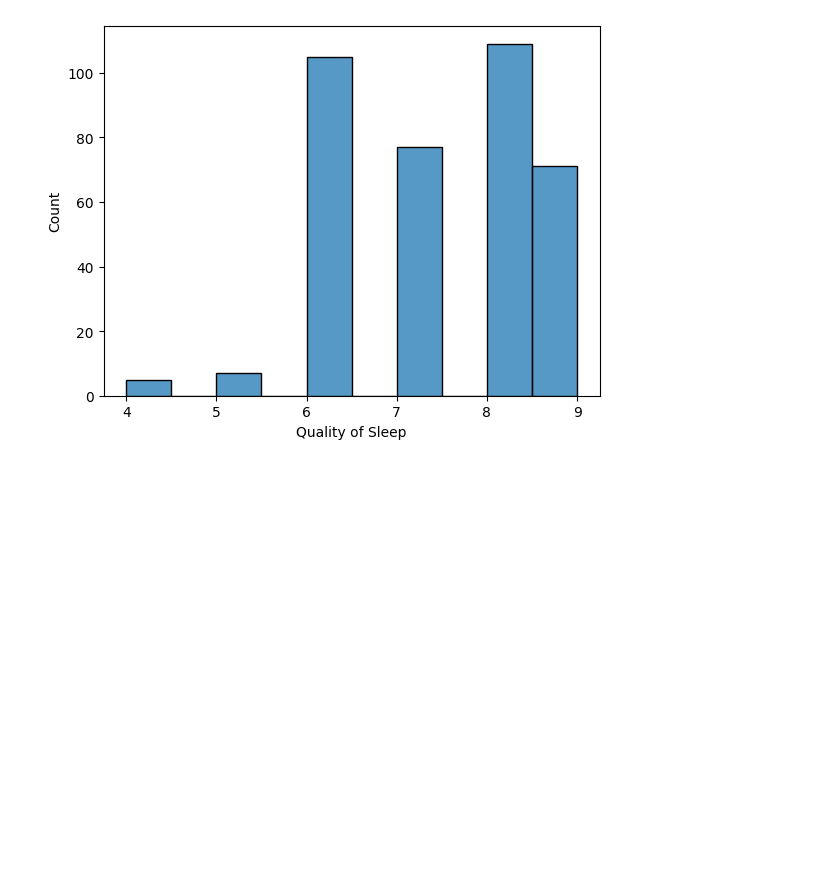
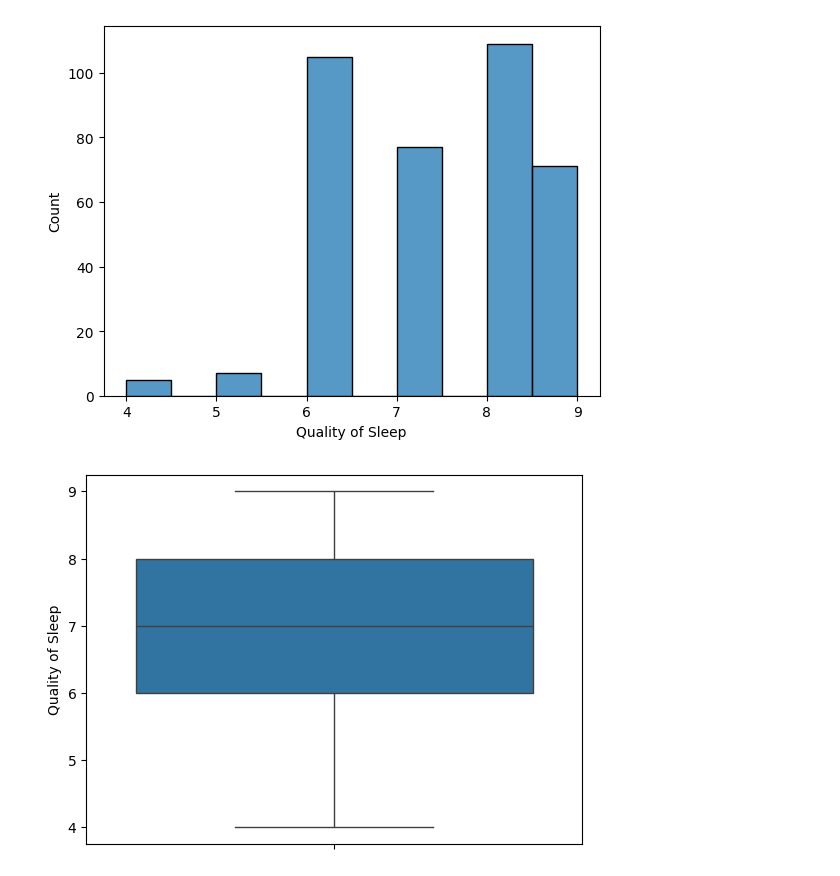
Before and after one commit to suzzzel5/Sleep-health-and-lifestyle-, a Jupyter notebook: notebooks/01_eda.ipynb, the cells around one changed output. Drawn from its saved outputs; the diff is of its cells as text; code cells hidden in the pictures; blank space fills up the shorter version.

Commit message:
sleep duration box and hisplot

```diff
--- a/notebooks/01_eda.ipynb
+++ b/notebooks/01_eda.ipynb
@@ -154,3 +154,9 @@ sns.histplot(dataset["Quality of Sleep"])
 plt.show()
 # %% [output]
 [figure]
+# %%
+# Boxplot
+sns.boxplot(dataset["Quality of Sleep"])
+plt.show()
+# %% [output]
+[figure, added]
```
Also changed, not shown: parts of 6 cells of this notebook.
